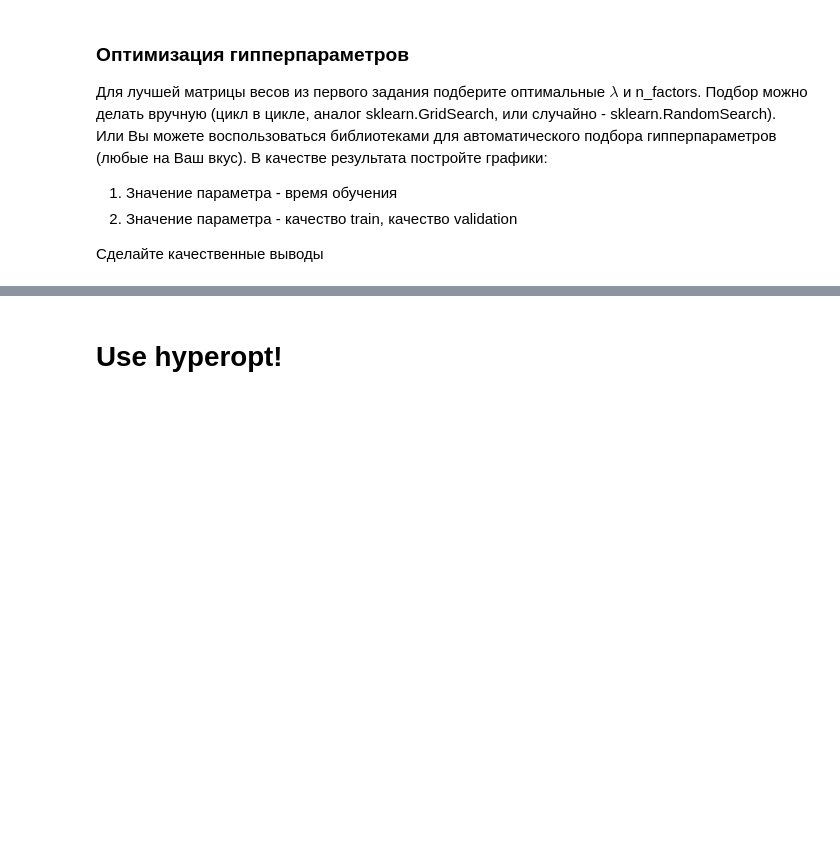
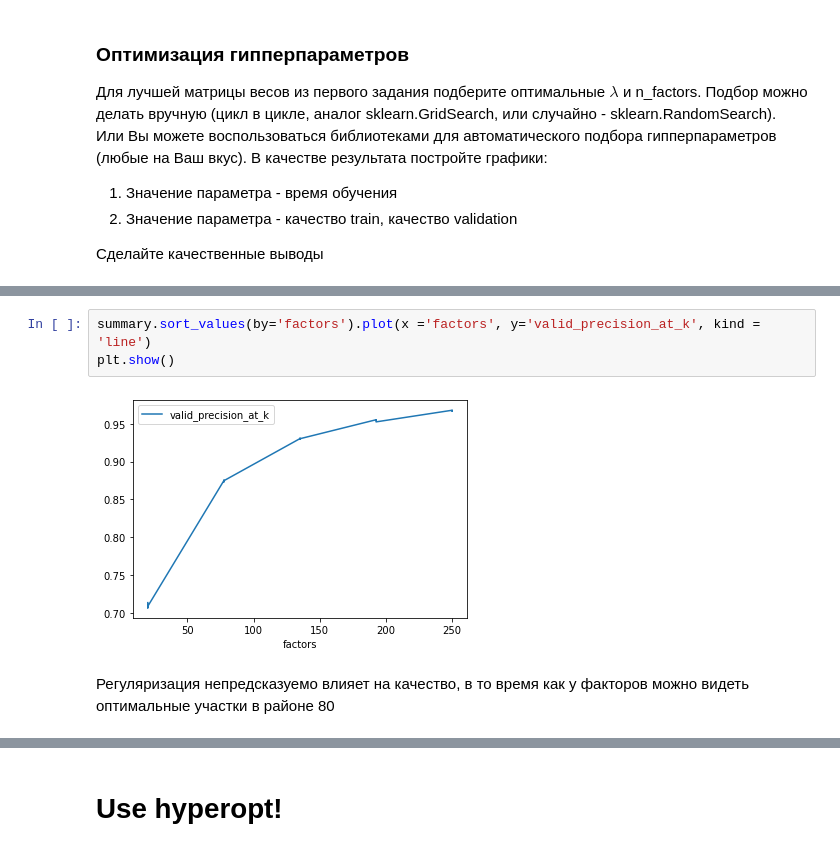
Before and after one commit to IrenAnikushina/Q4.Recommender_Systems, a Jupyter notebook: Q4_Spark.L3.ipynb, the cells around one changed output, grey strips where cells are left out. Saved outputs shown, nothing was run; the diff lists cells and outputs as text; blank space fills up the shorter version.

```diff
--- a/Q4_Spark.L3.ipynb
+++ b/Q4_Spark.L3.ipynb
@@ -201,2 +290,9 @@ NameError: name 'ALS' is not defined
+# %%
+summary.sort_values(by='factors').plot(x ='factors', y='valid_precision_at_k', kind = 'line')
+plt.show()
+# %% [output]
+[figure, added]
+# %% [markdown]
+Регуляризация непредсказуемо влияет на качество, в то время как у факторов можно видеть оптимальные участки в районе 80
 # %%
 !pip install hyperopt
```
Also changed, not shown: parts of 14 cells of this notebook.
